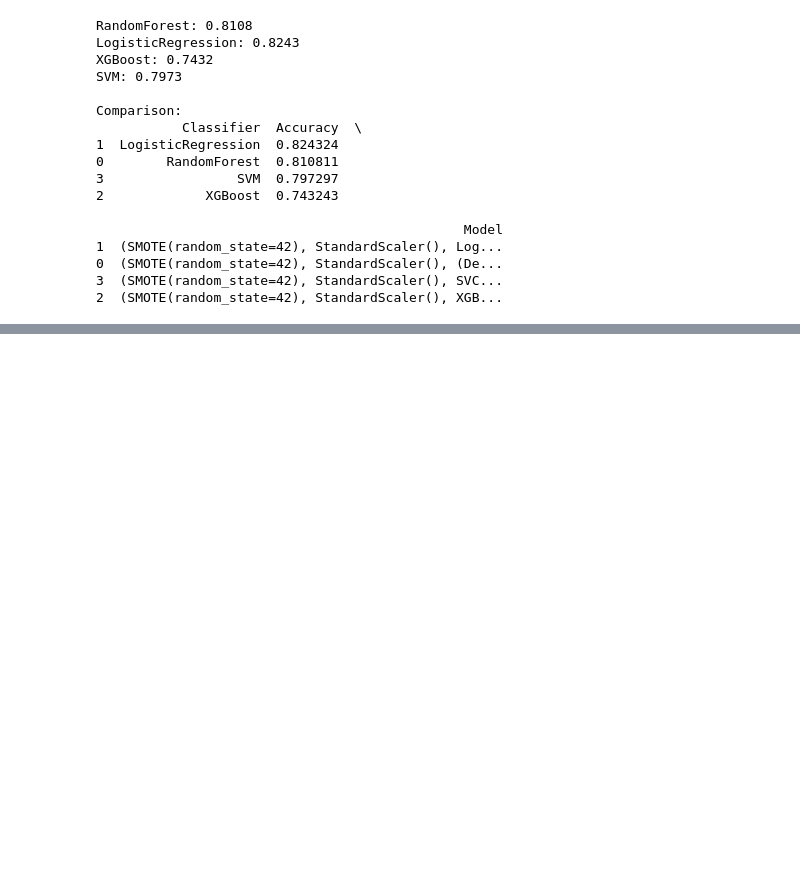
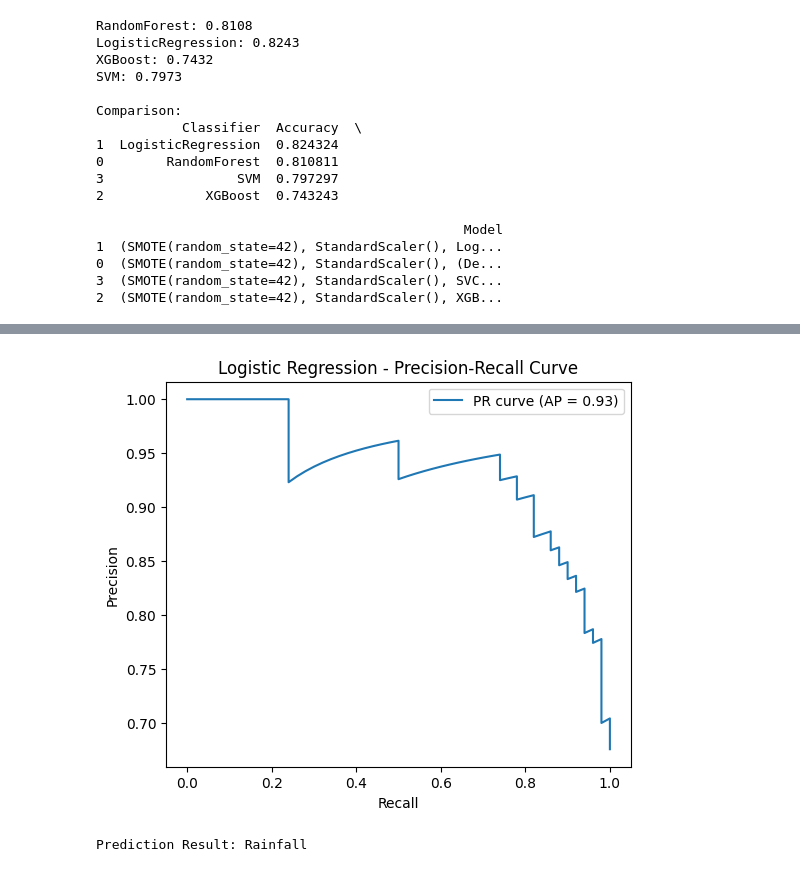
Before and after one commit to kamijoseph/Rainfall-Predictor, a Jupyter notebook: notebook/research.ipynb, the cells around one changed output, grey strips where cells are left out. Saved outputs shown, nothing was run; the diff lists cells and outputs as text; code cells hidden in the pictures; blank space fills up the shorter version.

```diff
--- a/notebook/research.ipynb
+++ b/notebook/research.ipynb
@@ -240,0 +326,12 @@ Fitting 3 folds for each of 432 candidates, totalling 1296 fits
+# %%
+# Precision-Recall curve
+prec_curve, rec_curve, _ = precision_recall_curve(y_test, y_proba)
+plt.figure(figsize=(6,5))
+plt.plot(rec_curve, prec_curve, label=f"PR curve (AP = {pr_auc:.2f})")
+plt.xlabel("Recall")
+plt.ylabel("Precision")
+plt.title("Logistic Regression - Precision-Recall Curve")
+plt.legend()
+plt.show()
+# %% [output]
+[figure, added]
@@ -240,0 +355,13 @@ Fitting 3 folds for each of 432 candidates, totalling 1296 fits
+# %%
+# testing with a predictive system
+input_data = [1015.9, 19.9, 95, 81, 0.0, 40, 13.7]
+columns = X.columns.to_list()
+input_df = pd.DataFrame(
+    [input_data],
+    columns=columns
+)
+prediction = model.predict(input_df)
+
+print("Prediction Result:", "Rainfall" if prediction[0] == 1 else "No Rainfall")
+# %% [output]
+Prediction Result: Rainfall
```
Also changed, not shown: parts of 11 cells of this notebook, 1 other file.
